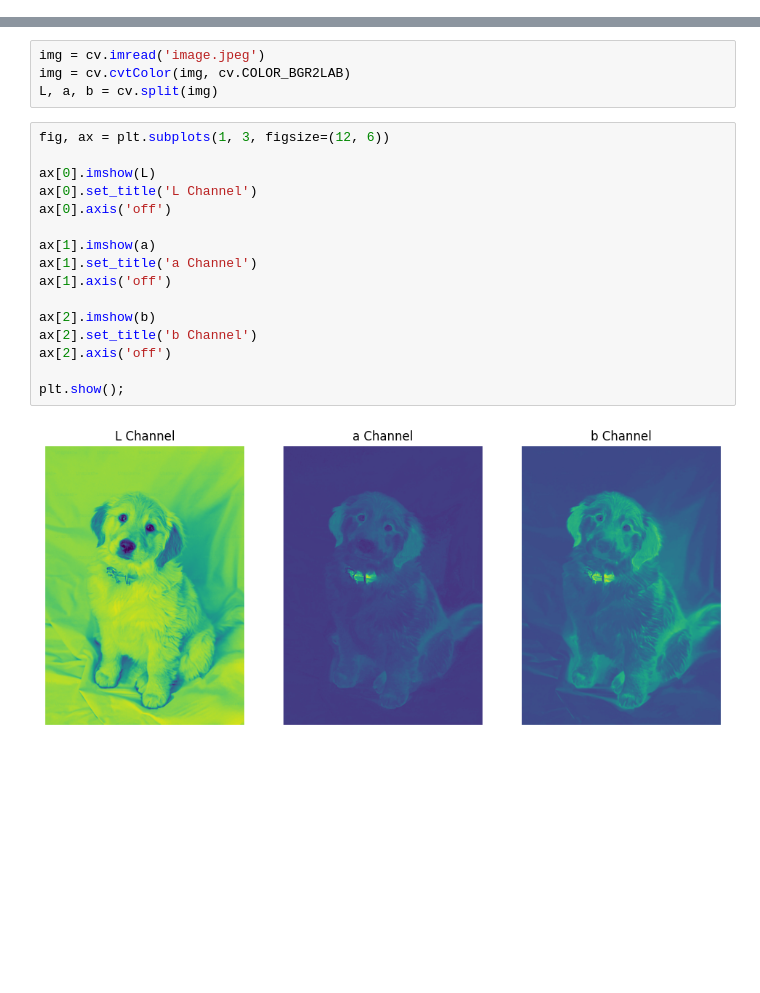
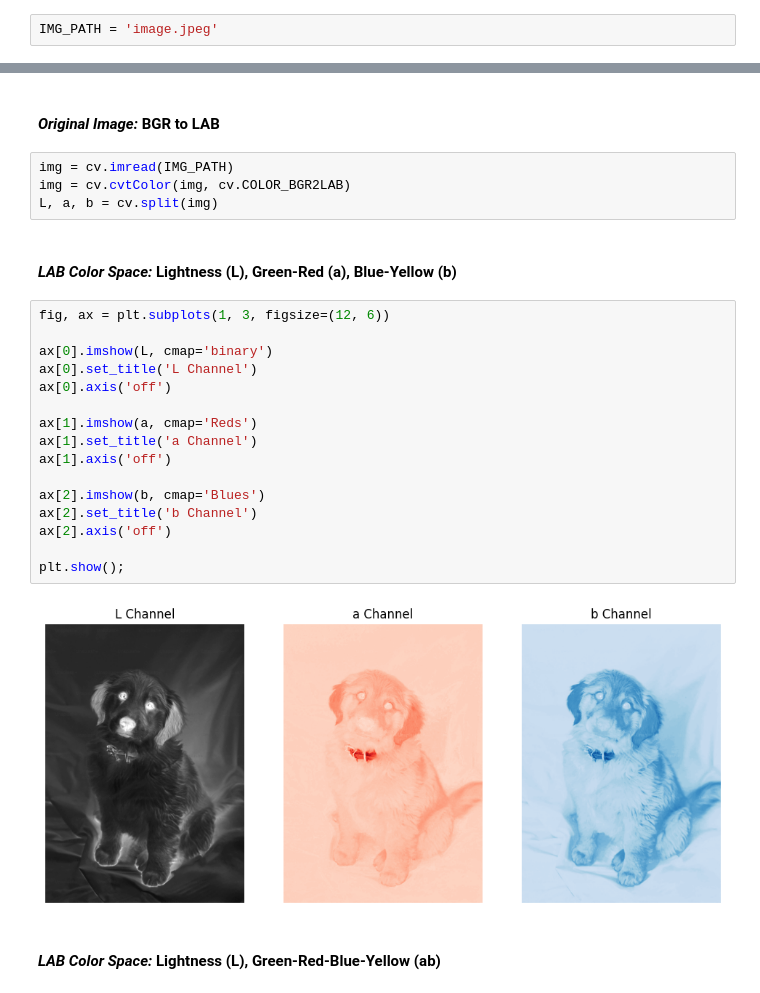
Before and after one commit to kanavgoyal898/chromaVive, a Jupyter notebook: test.ipynb, the cells around one changed output, grey strips where cells are left out. Drawn from its saved outputs; the diff is of its cells as text; blank space fills up the shorter version.

```diff
--- a/test.ipynb
+++ b/test.ipynb
@@ -0,0 +10,2 @@
+# %%
+IMG_PATH = 'image.jpeg'
@@ -13,28 +26,34 @@ plt.axis('off')
 plt.show();
 # %% [output]
 [figure]
+# %% [markdown]
+#### *Original Image:* BGR to LAB
 # %%
-img = cv.imread('image.jpeg')
+img = cv.imread(IMG_PATH)
 img = cv.cvtColor(img, cv.COLOR_BGR2LAB)
 L, a, b = cv.split(img)
+# %% [markdown]
+#### *LAB Color Space:* Lightness (L), Green-Red (a), Blue-Yellow (b)
 # %%
 fig, ax = plt.subplots(1, 3, figsize=(12, 6))
 
-ax[0].imshow(L)
+ax[0].imshow(L, cmap='binary')
 ax[0].set_title('L Channel')
 ax[0].axis('off')
 
-ax[1].imshow(a)
+ax[1].imshow(a, cmap='Reds')
 ax[1].set_title('a Channel')
 ax[1].axis('off')
 
-ax[2].imshow(b)
+ax[2].imshow(b, cmap='Blues')
 ax[2].set_title('b Channel')
 ax[2].axis('off')
 
 plt.show();
 # %% [output]
-[figure, old version]
+[figure, new version]
+# %% [markdown]
+#### *LAB Color Space:* Lightness (L), Green-Red-Blue-Yellow (ab)
 # %%
 fig, ax = plt.subplots(1, 2, figsize=(12, 6))
 
```
Also changed, not shown: parts of 43 cells of this notebook, 1 other file.
